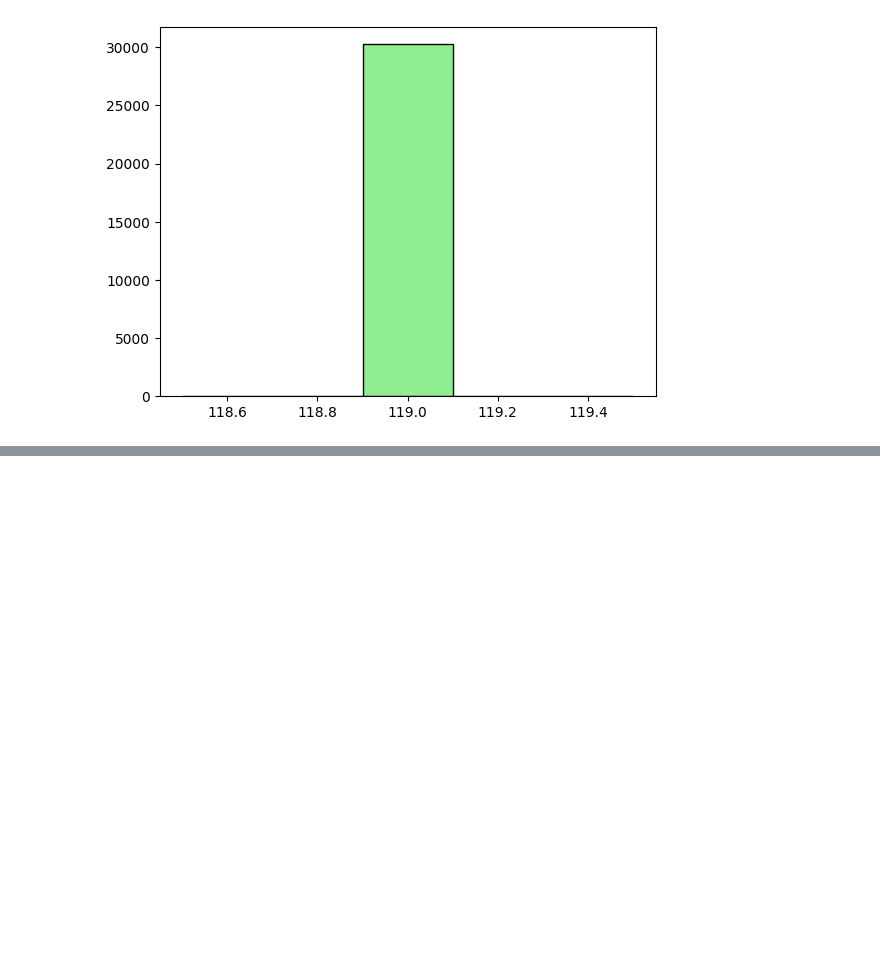
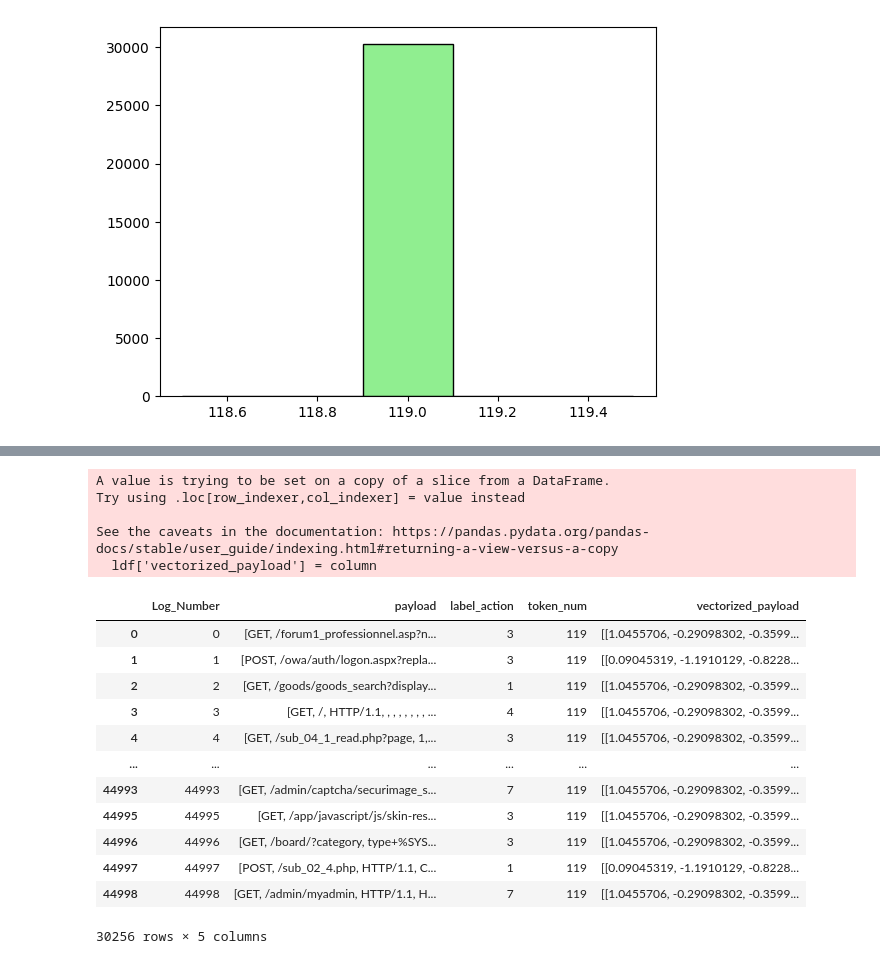
Before and after one commit to teddyyeo/AI_BigData_Challenge, a Jupyter notebook: yayayay.ipynb, the cells around one changed output, grey strips where cells are left out. Saved outputs shown, nothing was run; the diff lists cells and outputs as text; code cells hidden in the pictures; blank space fills up the shorter version.

Commit message:
added vectorized_payload column to the dataframe

```diff
--- a/yayayay.ipynb
+++ b/yayayay.ipynb
@@ -256,12 +256,14 @@ from gensim.models import KeyedVectors
 
 from gensim.models import FastText
 
+vectorsize = 30
+
 #sg=0
 #w2v_model = Word2Vec(sentences=payload, vector_size=119, window=5, min_count=5, workers=4, sg=0)
 #sg=1
-w2v_model = Word2Vec(sentences=ldf.payload, vector_size=100, window=5, min_count=5, workers=4, sg=1)
+w2v_model = Word2Vec(sentences=ldf.payload, vector_size=vectorsize, window=5, min_count=5, workers=4, sg=1)
 
-fst_model = FastText(sentences=ldf.payload, vector_size=100, window=5, min_count=5, workers=4, sg=1)
+fst_model = FastText(sentences=ldf.payload, vector_size=vectorsize, window=5, min_count=5, workers=4, sg=1)
 # %%
 print(w2v_model)
 # %% [output]
@@ -317,0 +328,30 @@ fst_model.wv.most_similar('User-Agent')
+# %%
+
+model = fst_model
+column = []
+for payload in ldf.payload:
+    vectors = []
+    for token in payload:
+        vectors.append(model.wv.get_vector(token))
+    column.append(vectors)
+ldf['vectorized_payload'] = column
+ldf
+# %% [output]
+A value is trying to be set on a copy of a slice from a DataFrame.
+Try using .loc[row_indexer,col_indexer] = value instead
+
+See the caveats in the documentation: https://pandas.pydata.org/pandas-docs/stable/user_guide/indexing.html#returning-a-view-versus-a-copy
+  ldf['vectorized_payload'] = column
+|  | Log_Number | payload | label_action | token_num | vectorized_payload |
+| 0 | 0 | [GET, /forum1_professionnel.asp?n... | 3 | 119 | [[1.0455706, -0.29098302, -0.3599... |
+| 1 | 1 | [POST, /owa/auth/logon.aspx?repla... | 3 | 119 | [[0.09045319, -1.1910129, -0.8228... |
+| 2 | 2 | [GET, /goods/goods_search?display... | 1 | 119 | [[1.0455706, -0.29098302, -0.3599... |
+| 3 | 3 | [GET, /, HTTP/1.1, , , , , , , , ... | 4 | 119 | [[1.0455706, -0.29098302, -0.3599... |
+| 4 | 4 | [GET, /sub_04_1_read.php?page, 1,... | 3 | 119 | [[1.0455706, -0.29098302, -0.3599... |
+| ... | ... | ... | ... | ... | ... |
+| 44993 | 44993 | [GET, /admin/captcha/securimage_s... | 7 | 119 | [[1.0455706, -0.29098302, -0.3599... |
+| 44995 | 44995 | [GET, /app/javascript/js/skin-res... | 3 | 119 | [[1.0455706, -0.29098302, -0.3599... |
+| 44996 | 44996 | [GET, /board/?category, type+%SYS... | 3 | 119 | [[1.0455706, -0.29098302, -0.3599... |
+| 44997 | 44997 | [POST, /sub_02_4.php, HTTP/1.1, C... | 1 | 119 | [[0.09045319, -1.1910129, -0.8228... |
+| 44998 | 44998 | [GET, /admin/myadmin, HTTP/1.1, H... | 7 | 119 | [[1.0455706, -0.29098302, -0.3599... |
+30256 rows × 5 columns
```
Also changed, not shown: parts of 11 cells of this notebook, 2 other files.
